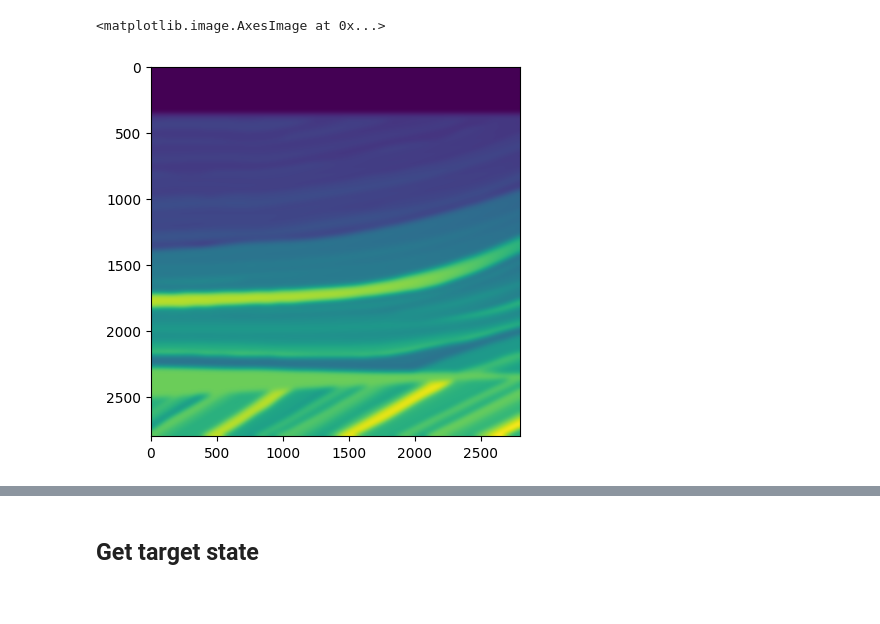
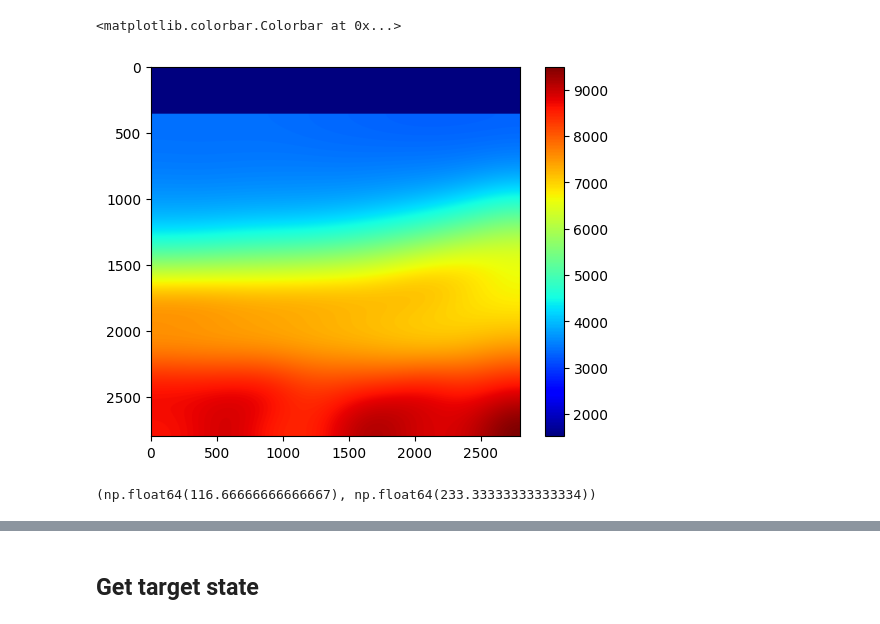
Before and after one commit to kieranricardo/ader-dg-transport, a Jupyter notebook: notebooks/dg_adjoint-receivers.ipynb, the cells around one changed output, grey strips where cells are left out. Saved outputs shown, nothing was run; the diff lists cells and outputs as text; code cells hidden in the pictures.

```diff
--- a/notebooks/dg_adjoint-receivers.ipynb
+++ b/notebooks/dg_adjoint-receivers.ipynb
@@ -27,10 +58,21 @@ interp = RegularGridInterpolator((ys_, xs_), marmousi, method='nearest')
+# %%
+idx = np.where(marmousi[:, 0] > marmousi.min())[0][0]
+smooth_marmousi = np.copy(marmousi)
+smooth_marmousi[idx:] = scipy.ndimage.gaussian_filter(marmousi[idx:], sigma=200)
+
+smooth_interp = RegularGridInterpolator((ys_, xs_), smooth_marmousi, method='nearest')
+plt.imshow(smooth_marmousi, cmap='jet')
+plt.colorbar()
+# %% [output]
+<matplotlib.colorbar.Colorbar at 0x...>
+[figure, added]
 # %%
-smooth_marmousi = scipy.ndimage.gaussian_filter(marmousi, sigma=20)
-smooth_interp = RegularGridInterpolator((ys_, xs_), smooth_marmousi, method='nearest')
-plt.imshow(smooth_marmousi)
+# smooth_marmousi = np.copy(marmousi)
+# smooth_marmousi[361:] = scipy.ndimage.gaussian_filter(marmousi[361:], sigma=200)
+
+# smooth_interp = RegularGridInterpolator((ys_, xs_), smooth_marmousi, method='linear')
+# plt.imshow(smooth_marmousi, cmap='jet')
+# plt.colorbar()
-# %% [output]
-<matplotlib.image.AxesImage at 0x...>
-[figure, removed]
 # %%
 xlim = xs_.max()
 ylim = ys_.max()
@@ -51,5 +95,7 @@ tend = 5.0
 nsteps = int(tend / dt) + 1
 dt = tend / nsteps
 # %%
-# ylim / marmousi.mean()
+dy / 3, dx / 3
+# %% [output]
+(np.float64(116.66666666666667), np.float64(233.33333333333334))
 # %%
```
Also changed, not shown: parts of 95 cells of this notebook, 5 other files.
